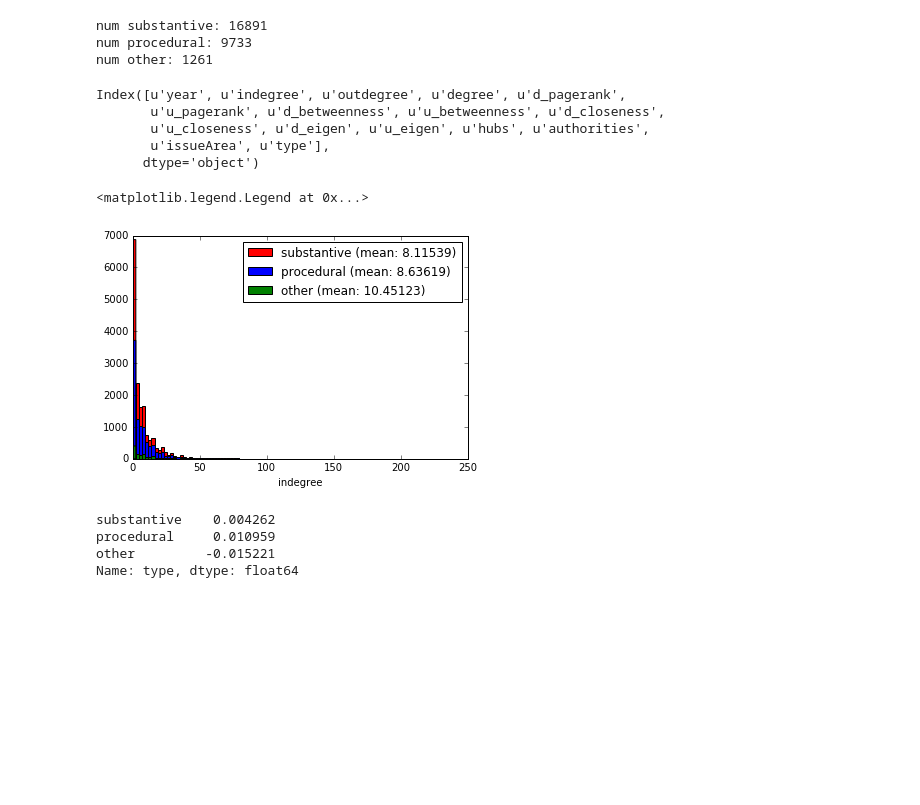
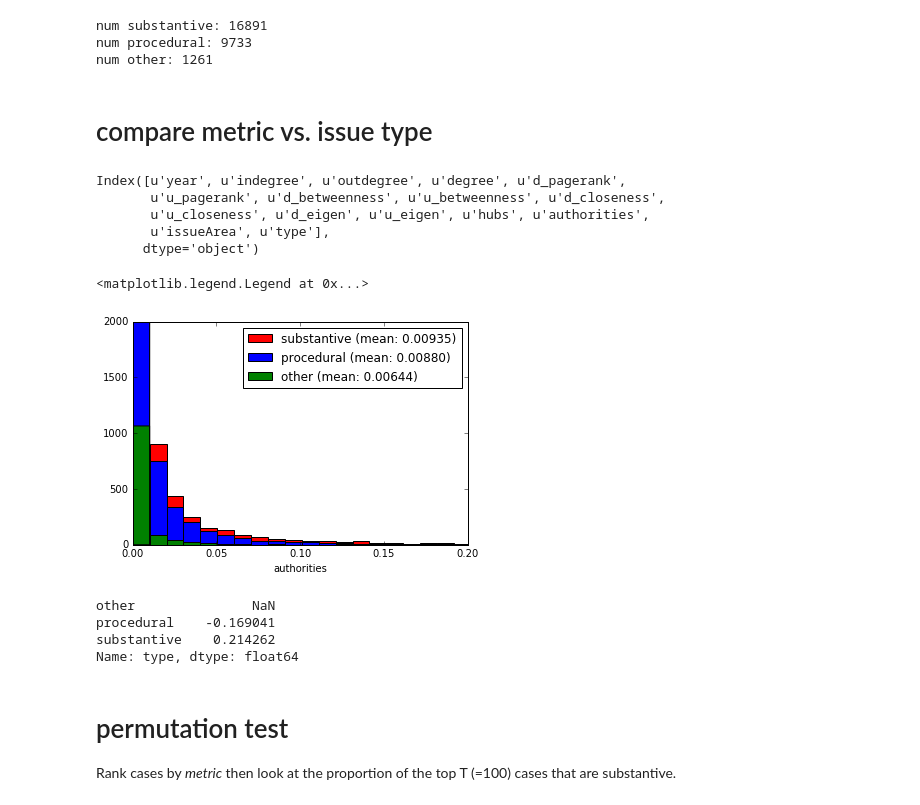
Before and after one commit to idc9/law-net, a Jupyter notebook: explore/vertex_metrics_experiment/procedural_v_substantive.ipynb, the cells around one changed output. Cells and saved outputs as stored; diff of their text form; code cells hidden in the pictures; blank space fills up the shorter version.

```diff
--- a/explore/vertex_metrics_experiment/procedural_v_substantive.ipynb
+++ b/explore/vertex_metrics_experiment/procedural_v_substantive.ipynb
@@ -157,3 +138,5 @@ num other: 1261
+# %% [markdown]
+# compare metric vs. issue type
 # %%
 df.columns
 # %% [output]
@@ -164,46 +147,55 @@ Index([u'year', u'indegree', u'outdegree', u'degree', u'd_pagerank',
       dtype='object')
 # %%
 
-metric = 'indegree'
+metric = 'authorities'
 
 bins = np.linspace(min(df[metric]), max(df[metric]), 100)
 
 # substantive
 plt.hist(df_sub[metric],
          bins=bins,
          color='red',
          label='substantive (mean: %1.5f)' % np.mean(df_sub[metric]))
 
 # procedural
 plt.hist(df_pro[metric],
          bins=bins,
          color='blue',
          label='procedural (mean: %1.5f)' % np.mean(df_pro[metric]))
 
 # other
 plt.hist(df_oth[metric],
          bins=bins,
          color='green',
          label='other (mean: %1.5f)' % np.mean(df_oth[metric]))
 
-# plt.xlim([0, .2])
-# plt.ylim([0, 2000])
+plt.xlim([0, .2])
+plt.ylim([0, 2000])
 
 plt.xlabel(metric)
 plt.legend(loc='upper right')
 # %% [output]
 <matplotlib.legend.Legend at 0x...>
-[figure, old version]
+[figure, new version]
 # %%
-R = 100
+# look at propotion of top cases of each type
+T = 100
 
-top_cases = df.sort_values(by=metric, ascending=False).iloc[0:R]['type']
+top_cases = df.sort_values(by=metric, ascending=False).iloc[0:T]['type']
 top_breakdown = top_cases.value_counts(normalize=True)
+
+# compare to proportion of all cases
 all_breakdown = df['type'].value_counts(normalize=True)
 
-top_breakdown - all_breakdown
+diff = top_breakdown - all_breakdown
+
+diff
 # %% [output]
-substantive    0.004262
-procedural     0.010959
-other         -0.015221
+other               NaN
+procedural    -0.169041
+substantive    0.214262
 Name: type, dtype: float64
+# %% [markdown]
+# permutation test
+
+Rank cases by _metric_ then look at the proportion of the top T (=100) cases that are substantive.
```
Also changed, not shown: parts of 21 cells of this notebook.
